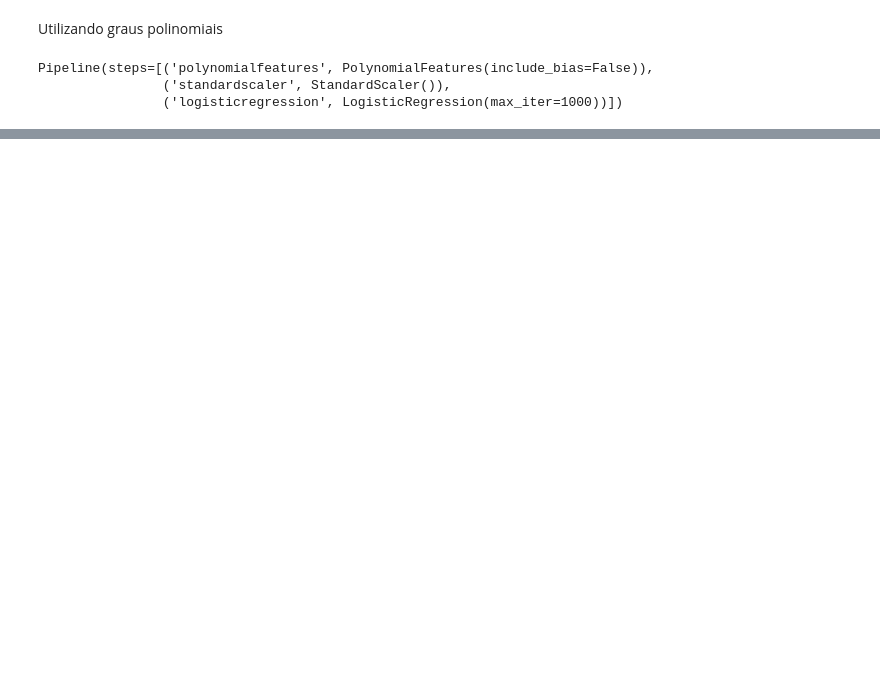
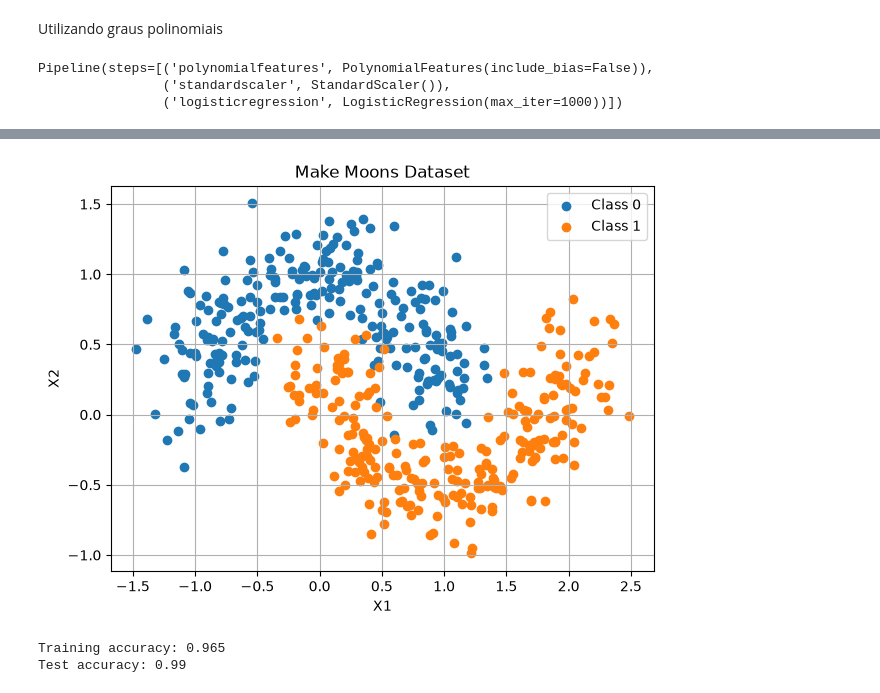
Before and after one commit to joaopenhamartins47-rgb/Machine-Learning-Foundations, a Jupyter notebook: ML specialization/SupervisedML(Module1)/logistic_regression.ipynb, the cells around one changed output, grey strips where cells are left out. Saved outputs shown, nothing was run; the diff lists cells and outputs as text; code cells hidden in the pictures; blank space fills up the shorter version.

```diff
--- a/ML specialization/SupervisedML(Module1)/logistic_regression.ipynb
+++ b/ML specialization/SupervisedML(Module1)/logistic_regression.ipynb
@@ -249,0 +327,69 @@ Iterations: [8]
+# %%
+from sklearn.datasets import make_moons
+
+X, y = make_moons(
+    n_samples=500,
+    noise=0.20,
+    random_state=42
+)
+
+# Visualizar os dados
+plt.figure(figsize=(7, 5))
+
+plt.scatter(X[y == 0, 0], X[y == 0, 1], label="Class 0")
+plt.scatter(X[y == 1, 0], X[y == 1, 1], label="Class 1")
+
+plt.xlabel("X1")
+plt.ylabel("X2")
+plt.title("Make Moons Dataset")
+plt.legend()
+plt.grid()
+plt.show()
+# %% [output]
+[figure, added]
+# %%
+from sklearn.model_selection import train_test_split
+
+X_train, X_test, y_train, y_test = train_test_split(
+    X, y,
+    test_size=0.2,
+    random_state=42,
+    stratify=y
+)
+
+# Hiperparâmetros
+degree = 3
+C = 10.0
+max_iter = 2000
+tol = 0.0001
+
+# Criar o modelo
+lr_model = make_pipeline(
+
+    # Cria características polinomiais
+    PolynomialFeatures(
+        degree=degree,
+        include_bias=False
+    ),
+
+    # Padroniza as características
+    StandardScaler(),
+
+    # Logistic Regression
+    LogisticRegression(
+        C=C,
+        solver="lbfgs",
+        max_iter=max_iter,
+        tol=tol
+    )
+)
+
+# Treinamento
+lr_model.fit(X_train, y_train)
+
+# Avaliação
+print("Training accuracy:", lr_model.score(X_train, y_train))
+print("Test accuracy:", lr_model.score(X_test, y_test))
+# %% [output]
+Training accuracy: 0.965
+Test accuracy: 0.99
```
Also changed, not shown: parts of 13 cells of this notebook.
